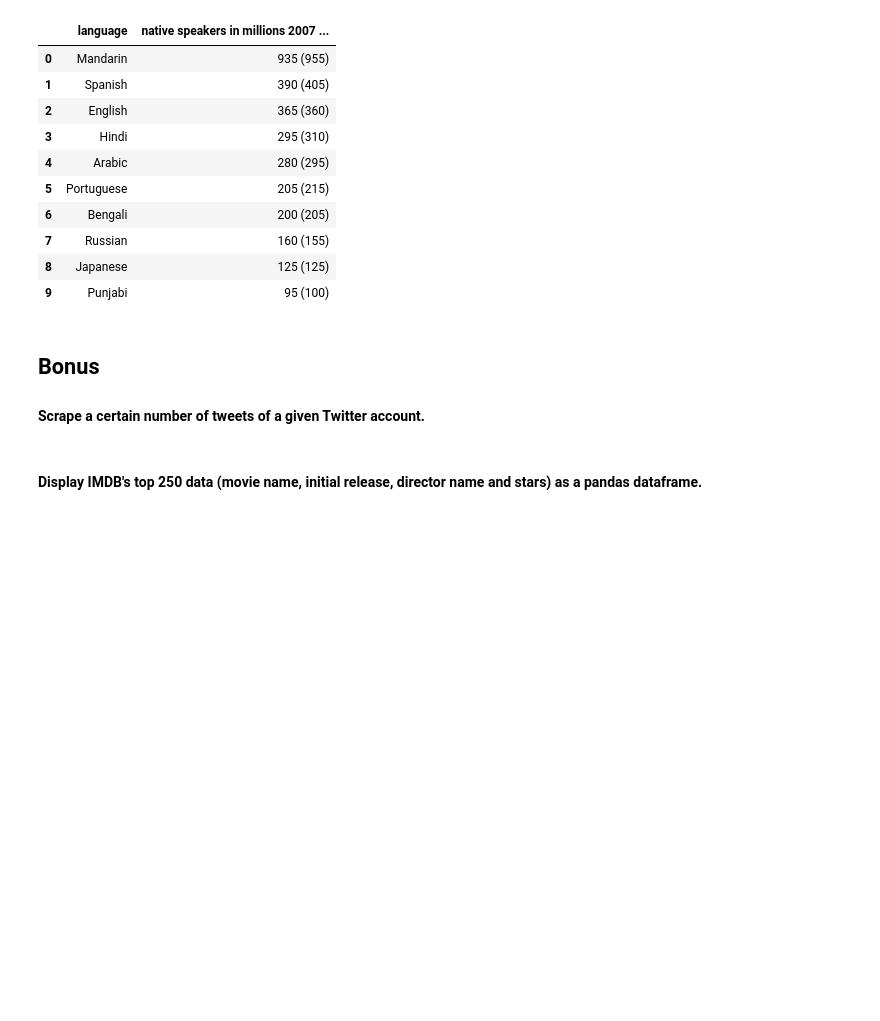
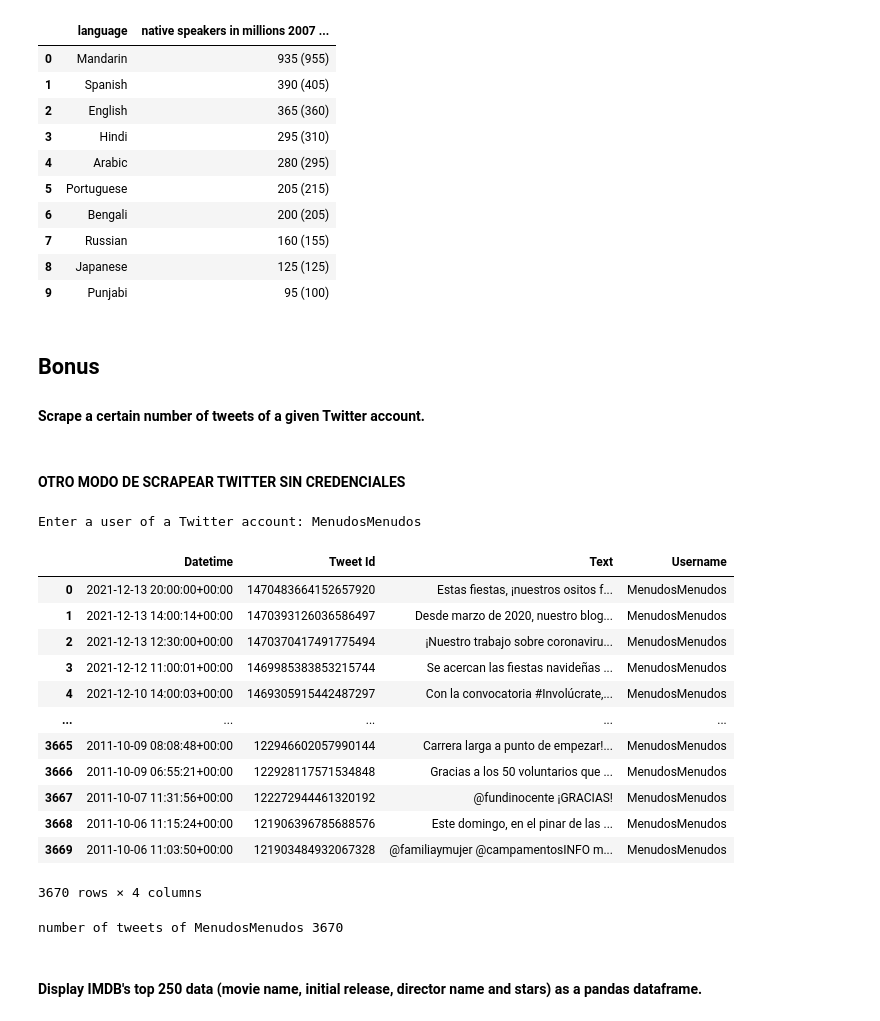
Before and after one commit to alvaro-saez/dataptmad1121_labs, a Jupyter notebook: extra-work/m1/lab-web-scraping/your-code/[lab-web-scraping] Alvaro Saez.ipynb, the cells around one changed output. Saved outputs shown, nothing was run; the diff lists cells and outputs as text; code cells hidden in the pictures; blank space fills up the shorter version.

```diff
--- a/extra-work/m1/lab-web-scraping/your-code/[lab-web-scraping] Alvaro Saez.ipynb
+++ b/extra-work/m1/lab-web-scraping/your-code/[lab-web-scraping] Alvaro Saez.ipynb
@@ -493,3 +558,37 @@ url = 'https://twitter.com/'
+# %% [markdown]
+#### OTRO MODO DE SCRAPEAR TWITTER SIN CREDENCIALES
+# %%
+import snscrape.modules.twitter as sntwitter
+tw2_acc = input('Enter a user of a Twitter account: ')
+
+# Creating list to append tweet data
+tweets_list1 = []
+
+# Using TwitterSearchScraper to scrape data and append tweets to list
+for tweet in sntwitter.TwitterSearchScraper('from:'+tw2_acc).get_items(): #declare a username
+    tweets_list1.append([tweet.date, tweet.id, tweet.content, tweet.username]) #declare the attributes to be returned
+
+# Creating a dataframe from the tweets list above
+tweets_df1 = pd.DataFrame(tweets_list1, columns=['Datetime', 'Tweet Id', 'Text', 'Username'])
+display(tweets_df1)
+
+print("number of tweets of " + tw1_acc, len(tweets_df1))
+# %% [output]
+Enter a user of a Twitter account: MenudosMenudos
+|  | Datetime | Tweet Id | Text | Username |
+| 0 | 2021-12-13 20:00:00+00:00 | 1470483664152657920 | Estas fiestas, ¡nuestros ositos f... | MenudosMenudos |
+| 1 | 2021-12-13 14:00:14+00:00 | 1470393126036586497 | Desde marzo de 2020, nuestro blog... | MenudosMenudos |
+| 2 | 2021-12-13 12:30:00+00:00 | 1470370417491775494 | ¡Nuestro trabajo sobre coronaviru... | MenudosMenudos |
+| 3 | 2021-12-12 11:00:01+00:00 | 1469985383853215744 | Se acercan las fiestas navideñas ... | MenudosMenudos |
+| 4 | 2021-12-10 14:00:03+00:00 | 1469305915442487297 | Con la convocatoria #Involúcrate,... | MenudosMenudos |
+| ... | ... | ... | ... | ... |
+| 3665 | 2011-10-09 08:08:48+00:00 | 122946602057990144 | Carrera larga a punto de empezar!... | MenudosMenudos |
+| 3666 | 2011-10-09 06:55:21+00:00 | 122928117571534848 | Gracias a los 50 voluntarios que ... | MenudosMenudos |
+| 3667 | 2011-10-07 11:31:56+00:00 | 122272944461320192 | @fundinocente ¡GRACIAS! | MenudosMenudos |
+| 3668 | 2011-10-06 11:15:24+00:00 | 121906396785688576 | Este domingo, en el pinar de las ... | MenudosMenudos |
+| 3669 | 2011-10-06 11:03:50+00:00 | 121903484932067328 | @familiaymujer @campamentosINFO m... | MenudosMenudos |
+3670 rows × 4 columns
+number of tweets of MenudosMenudos 3670
 # %% [markdown]
 #### Display IMDB's top 250 data (movie name, initial release, director name and stars) as a pandas dataframe.
 # %%
```
Also changed, not shown: parts of 22 cells of this notebook.
